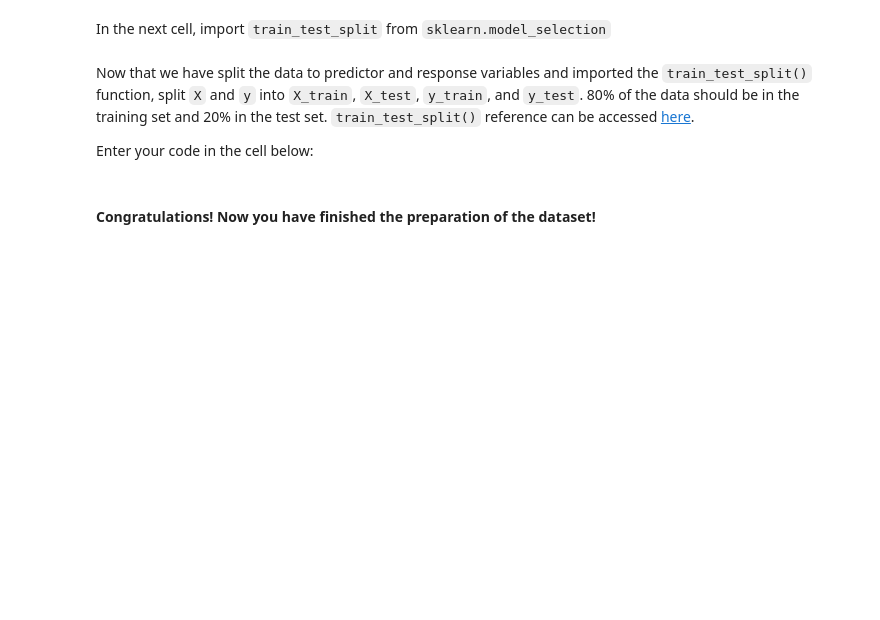
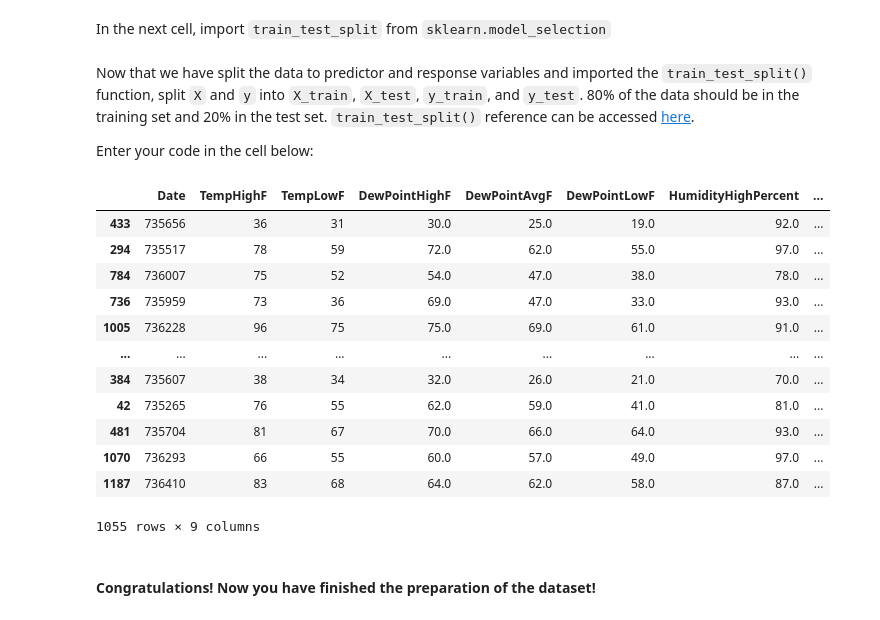
Before and after one commit to ironhack-datalabs/datamad0320, a Jupyter notebook: module-3/lab-intro-to-ml/your-code/main.ipynb, the cells around one changed output. Saved outputs shown, nothing was run; the diff lists cells and outputs as text; code cells hidden in the pictures; blank space fills up the shorter version.

```diff
--- a/module-3/lab-intro-to-ml/your-code/main.ipynb
+++ b/module-3/lab-intro-to-ml/your-code/main.ipynb
@@ -390,3 +388,7 @@ Here you can find the [reference](https://docs.python.org/3/library/datetime.htm
+# %%
+# Your code here
+
+austin_fixed["Date"] = austin_fixed["Date"].apply(lambda x : datetime.strptime(x, "%Y-%m-%d").toordinal())
 # %% [markdown]
 #### Print `austin_fixed` to check your `Date` column.
 # %%
@@ -433,3 +441,7 @@ In the next cell, assign the `TempAvgF` column to `y` and the remaining columns
+# %%
+# Your code here:
+y =austin_fixed["TempAvgF"]
+X =austin_fixed[['Date','TempHighF','TempLowF','DewPointHighF','DewPointAvgF','DewPointLowF','HumidityHighPercent','HumidityAvgPercent','HumidityLowPercent']]
 # %% [markdown]
 In the next cell, import `train_test_split` from `sklearn.model_selection`
 # %%
@@ -444,3 +455,20 @@ Enter your code in the cell below:
+# %%
+#Your code here:
+X_train, X_test, y_train, y_test = train_test_split(X, y, test_size=0.2)
+# %% [output]
+|  | Date | TempHighF | TempLowF | DewPointHighF | DewPointAvgF | DewPointLowF | HumidityHighPercent | ... |
+| 433 | 735656 | 36 | 31 | 30.0 | 25.0 | 19.0 | 92.0 | ... |
+| 294 | 735517 | 78 | 59 | 72.0 | 62.0 | 55.0 | 97.0 | ... |
+| 784 | 736007 | 75 | 52 | 54.0 | 47.0 | 38.0 | 78.0 | ... |
+| 736 | 735959 | 73 | 36 | 69.0 | 47.0 | 33.0 | 93.0 | ... |
+| 1005 | 736228 | 96 | 75 | 75.0 | 69.0 | 61.0 | 91.0 | ... |
+| ... | ... | ... | ... | ... | ... | ... | ... | ... |
+| 384 | 735607 | 38 | 34 | 32.0 | 26.0 | 21.0 | 70.0 | ... |
+| 42 | 735265 | 76 | 55 | 62.0 | 59.0 | 41.0 | 81.0 | ... |
+| 481 | 735704 | 81 | 67 | 70.0 | 66.0 | 64.0 | 93.0 | ... |
+| 1070 | 736293 | 66 | 55 | 60.0 | 57.0 | 49.0 | 97.0 | ... |
+| 1187 | 736410 | 83 | 68 | 64.0 | 62.0 | 58.0 | 87.0 | ... |
+1055 rows × 9 columns
 # %% [markdown]
 #### Congratulations! Now you have finished the preparation of the dataset!
 # %% [markdown]
```
Also changed, not shown: parts of 8 cells of this notebook.
